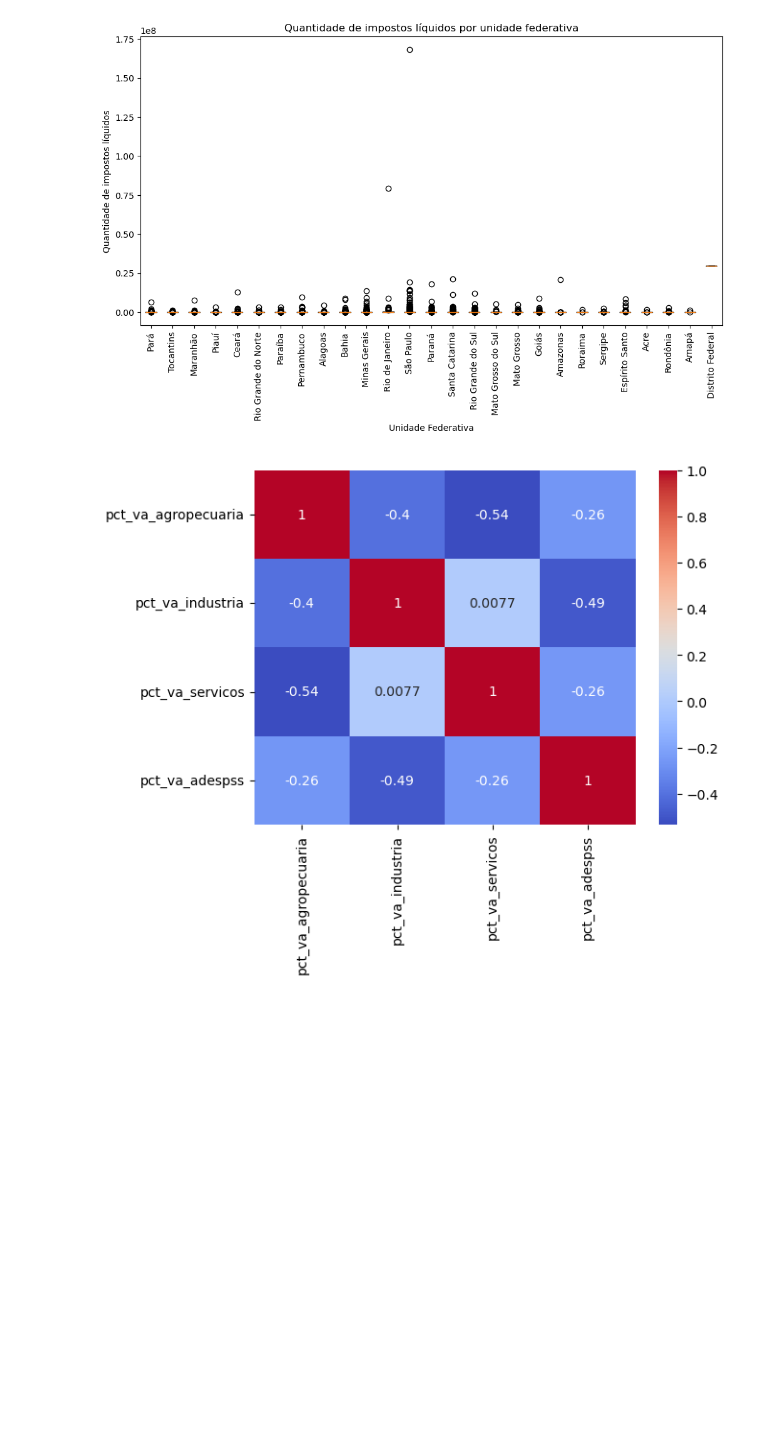
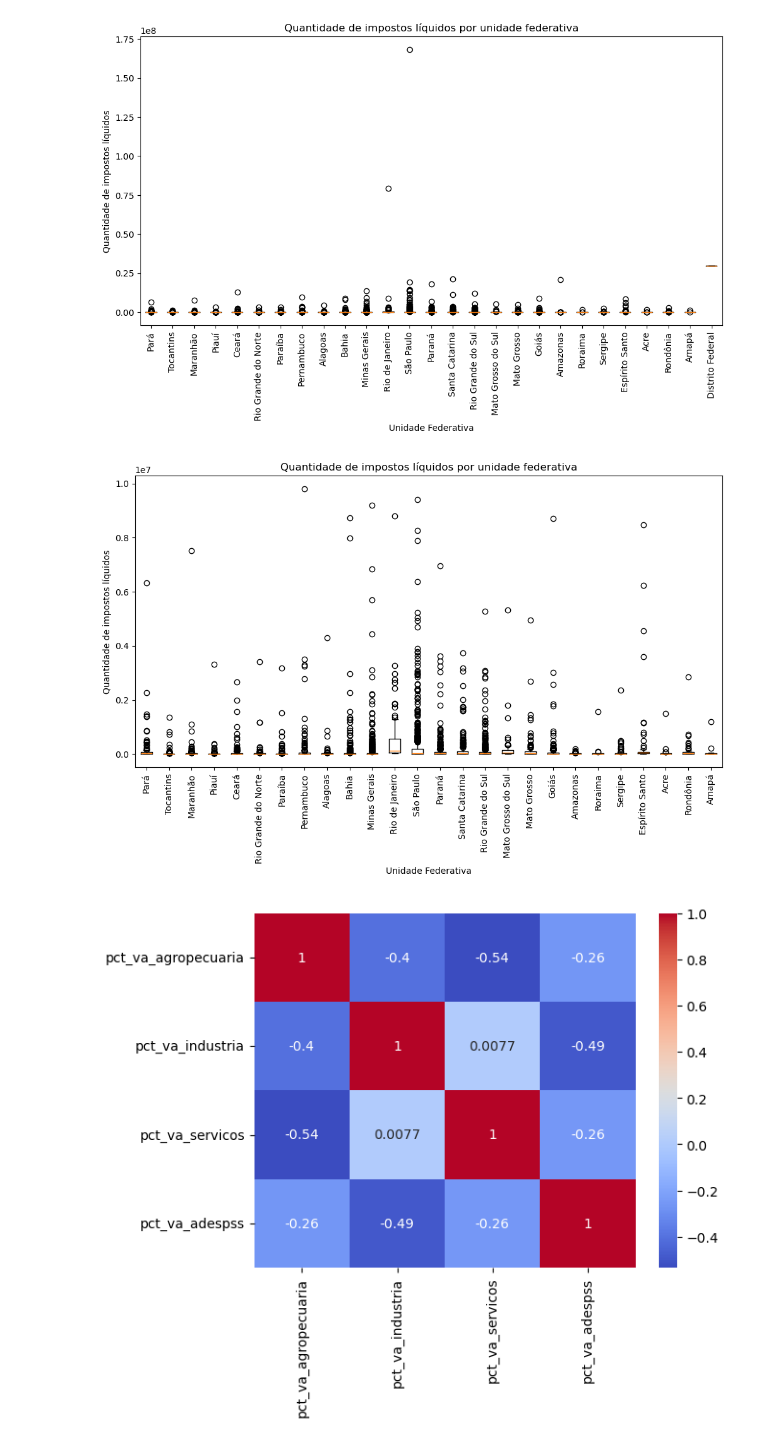
Before and after one commit to GiroZS/analise-municipios, a Jupyter notebook: analise_kmeans.ipynb, the cells around one changed output. Saved outputs shown, nothing was run; the diff lists cells and outputs as text; code cells hidden in the pictures; blank space fills up the shorter version.

```diff
--- a/analise.ipynb
+++ b/analise_kmeans.ipynb
@@ -101,4 +101,18 @@ plt.xlabel('Unidade Federativa')
 plt.show()
 # %% [output]
 [figure]
+# %%
+# Removendo São Paulo e Rio de Janeiro por serem municípios muito grandes, atrapalhando a visualização
+
+df = df[df["impostos_liquidos"] <= 10000000]
+# Usando matplotlib para criar um boxplot da quantidade de impostos líquidos por cada UF
+plt.figure(figsize=(12, 6))
+plt.boxplot([df[df["nome_uf"] == uf]["impostos_liquidos"].dropna() for uf in df["nome_uf"].unique()], labels=df["nome_uf"].unique())
+plt.xticks(rotation=90)
+plt.title('Quantidade de impostos líquidos por unidade federativa')
+plt.ylabel('Quantidade de impostos líquidos')
+plt.xlabel('Unidade Federativa')
+plt.show()
+# %% [output]
+[figure, added]
 # %%
```
Also changed, not shown: parts of 10 cells of this notebook, 2 other files.
